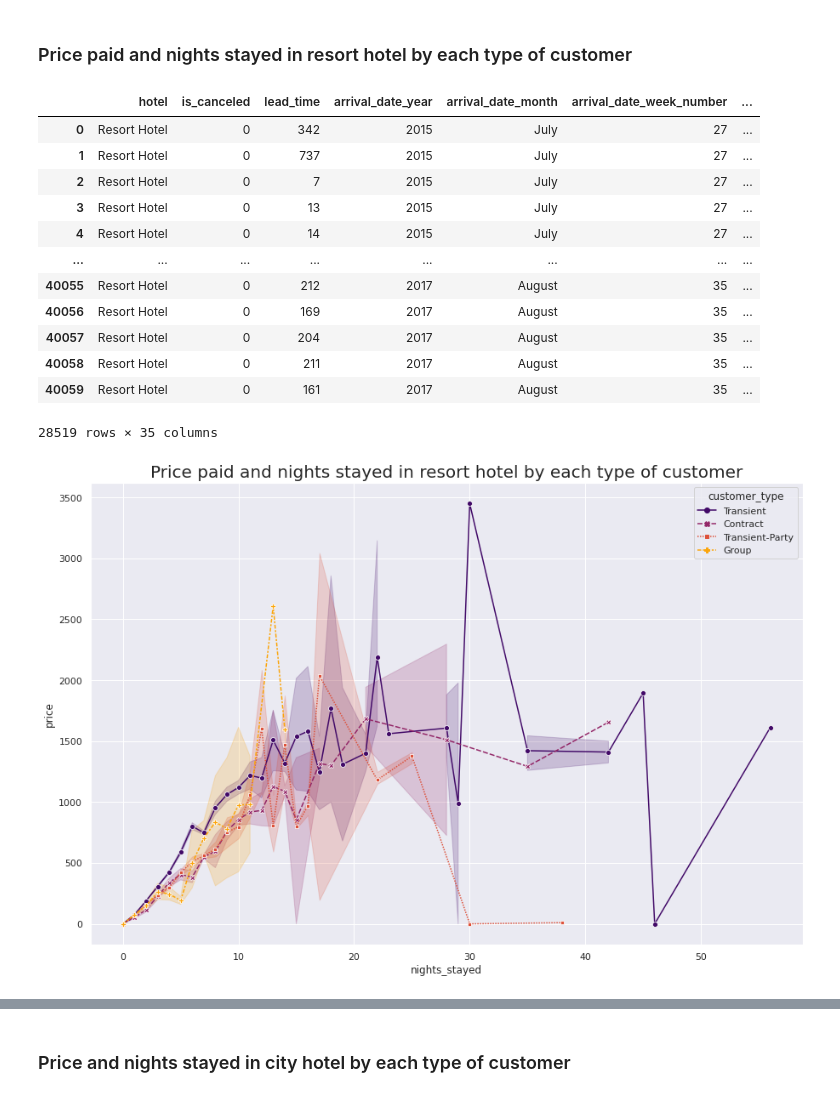
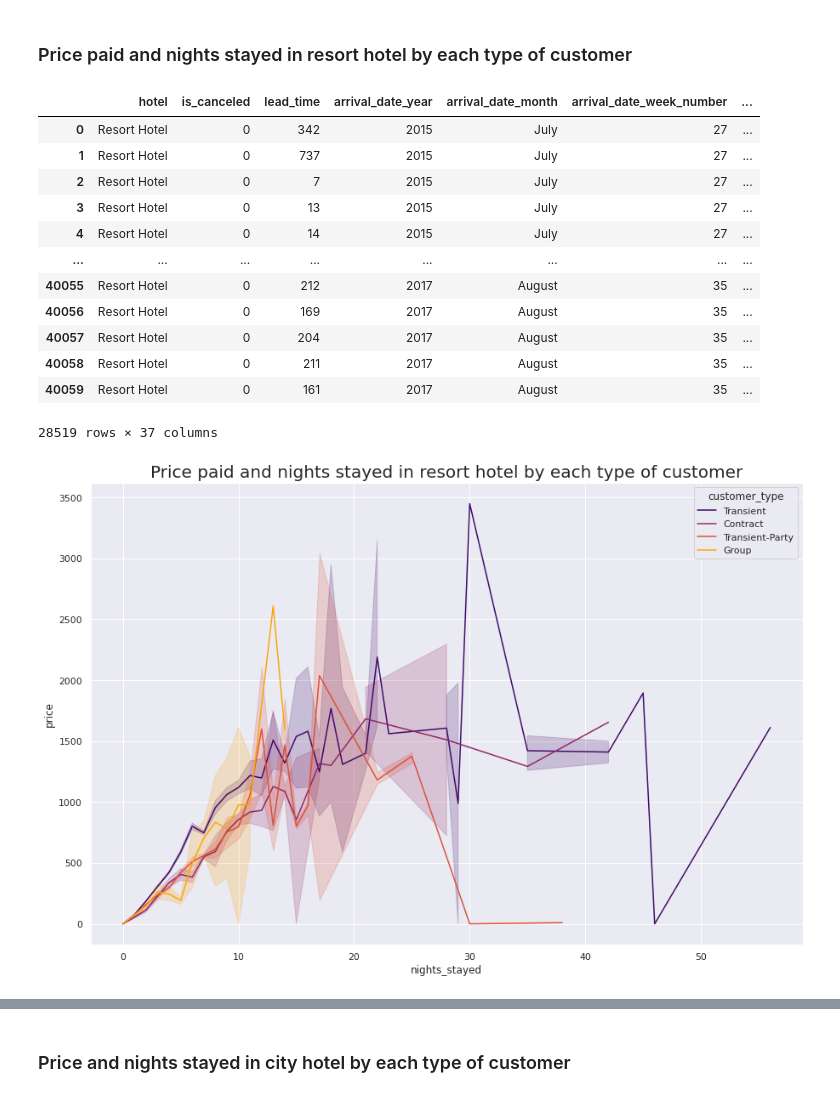
Before and after one commit to LuvMutreja/Hotel-booking-analysis, a Jupyter notebook: Luv_Mutreja_Hotel_Booking_Analysis_Capstone_Project.ipynb, the cells around one changed output, grey strips where cells are left out. Drawn from its saved outputs; the diff is of its cells as text; code cells hidden in the pictures.

```diff
--- a/Luv_Mutreja_Hotel_Booking_Analysis_Capstone_Project.ipynb
+++ b/Luv_Mutreja_Hotel_Booking_Analysis_Capstone_Project.ipynb
@@ -93,9 +93,6 @@ reservation_status_date                0
 dtype: int64
 # %% [markdown]
 In this dataset, there are not too many columns with null(NaN) values, as we can see that children column has only 4 null values and we can replace those values with 0 because its quite natural that those people didnt brought any child with them. And we can also see that country, agent and company have null values so these columns can be dropped as we dont need need those columns for our analysis.
-# %%
-#dropping country and agent column
-hoteldf1.drop(['agent','company'], inplace=True, axis=1)
 # %%
 #replacing the null values in children column with 0
 hoteldf1.fillna({'children':0},inplace=True)
@@ -530,10 +557,10 @@ resortdf
 | 40057 | Resort Hotel | 0 | 204 | 2017 | August | 35 | ... |
 | 40058 | Resort Hotel | 0 | 211 | 2017 | August | 35 | ... |
 | 40059 | Resort Hotel | 0 | 161 | 2017 | August | 35 | ... |
-28519 rows × 35 columns
+28519 rows × 37 columns
 # %%
-sns.lineplot(x='nights_stayed',y='price',data=resortdf,hue='customer_type',style='customer_type',markers=True,palette='inferno')
+sns.lineplot(x='nights_stayed',y='price',data=resortdf,hue='customer_type',palette='inferno')
 plt.title('Price paid and nights stayed in resort hotel by each type of customer',fontsize=20)
 plt.show()
 # %% [output]
-[figure, old version]
+[figure, new version]
```
Also changed, not shown: parts of 22 cells of this notebook.
